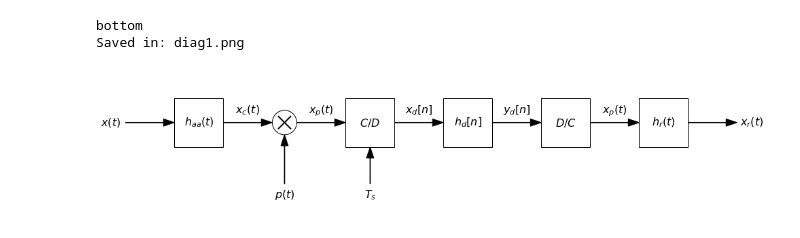
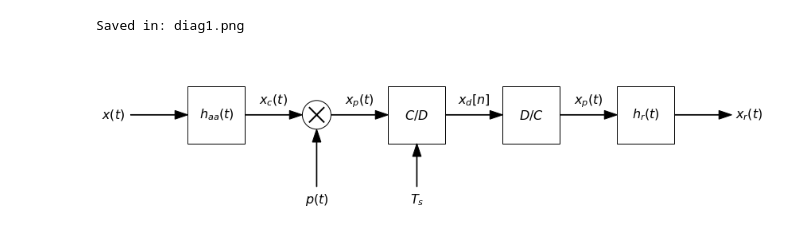
Before and after one commit to miguelmartfern/BlockDiagrams, a Jupyter notebook: diag_examples.ipynb, the cells around one changed output. Saved outputs shown, nothing was run; the diff lists cells and outputs as text; code cells hidden in the pictures.

```diff
--- a/diag_examples.ipynb
+++ b/diag_examples.ipynb
@@ -1,27 +1,23 @@
 # %%
 from blockdiagrams import DiagramBuilder
 
 db = DiagramBuilder(block_length=1, fontsize=16)
 
 # Dibujo del diagrama
 db.add("x(t)", kind="input")
 db.add("h_{aa}(t)", kind="block")
 db.add("x_c(t)", kind="arrow")
-db.add("mult", kind="combiner", input_text="p(t)", operation='mult', side='bottom')
+db.add("mult", kind="combiner", input_text="p(t)", operation='mult', input_side='bottom')
 db.add("x_p(t)", kind="arrow")
-db.add("C/D", kind="block_uparrow",input_bottom_text="T_s")
+db.add("C/D", kind="block", input_text="T_s", input_side='bottom')
 db.add("x_d[n]", kind="arrow")
-db.add("h_d[n]", kind="block")
-db.add("y_d[n]", kind="arrow")
 db.add("D/C", kind="block")
 db.add("x_p(t)", kind="arrow")
 db.add("h_r(t)", kind="block")
 db.add("x_r(t)", kind="output")
 
 #db.show()
 db.show(savepath = "diag1.png")
-# 3.25 0 2 0.25
 # %% [output]
-bottom
 Saved in: diag1.png
-[figure, old version]
+[figure, new version]
```
Also changed, not shown: parts of 2 cells of this notebook, 5 other files.
